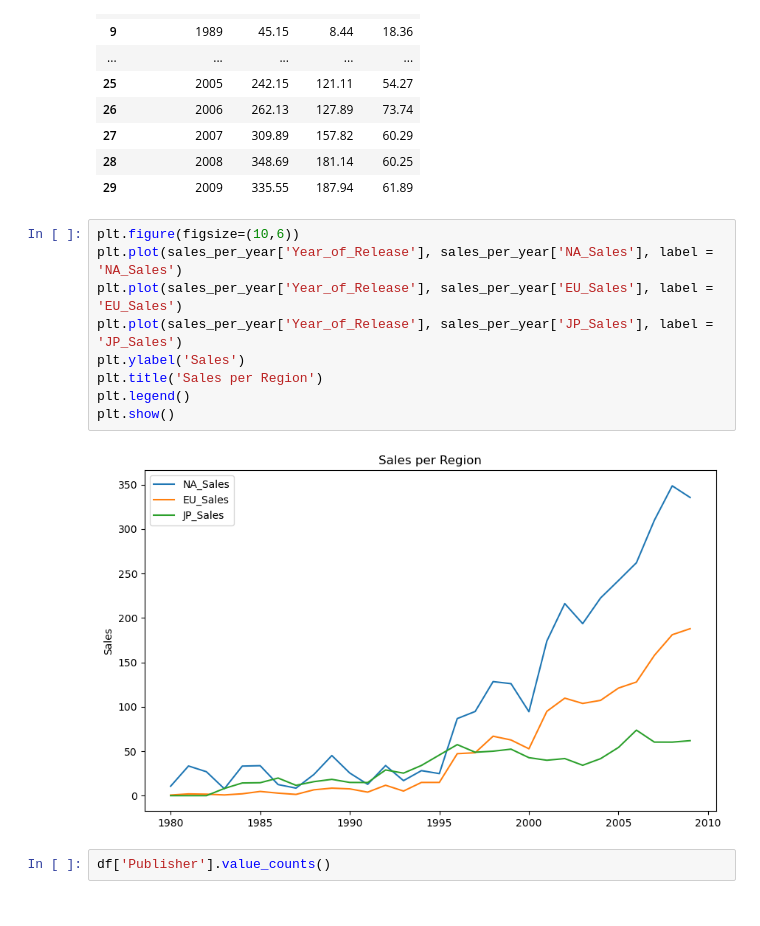
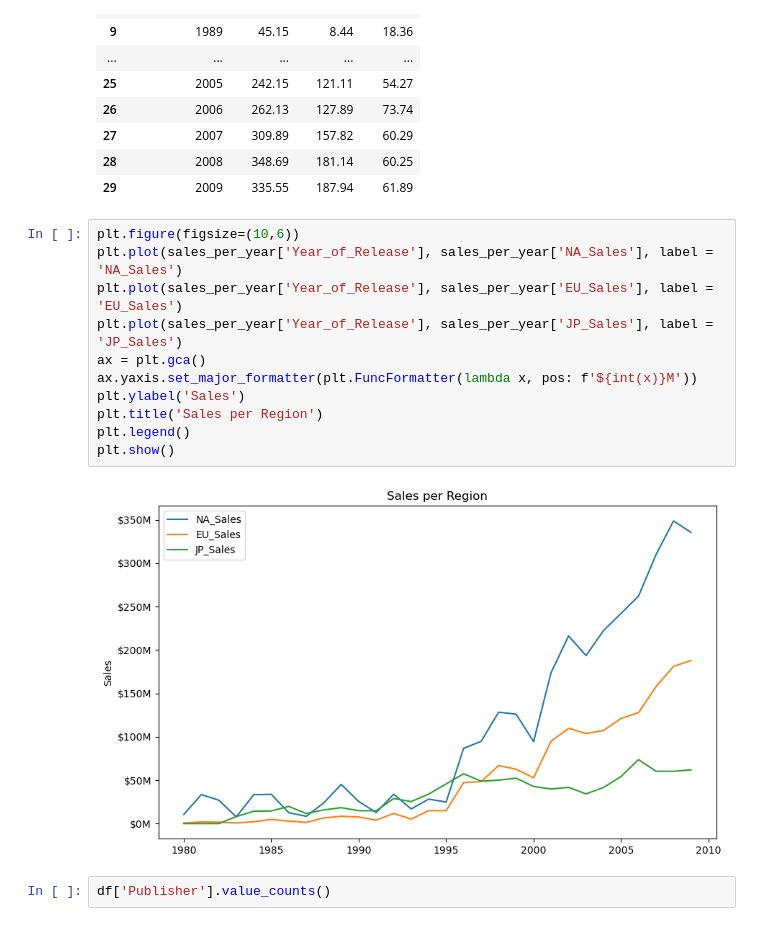
Before and after one commit to mchurch05/Videogame_Sales_Project, a Jupyter notebook: Analyzing_Videogame_Trends.ipynb, the cells around one changed output. Saved outputs shown, nothing was run; the diff lists cells and outputs as text.

Commit message:
Add Millions formatting to Sales per Region line graph

```diff
--- a/Analyzing_Videogame_Trends.ipynb
+++ b/Analyzing_Videogame_Trends.ipynb
@@ -301,14 +301,16 @@ sales_per_year
 # %%
 plt.figure(figsize=(10,6))
 plt.plot(sales_per_year['Year_of_Release'], sales_per_year['NA_Sales'], label = 'NA_Sales')
 plt.plot(sales_per_year['Year_of_Release'], sales_per_year['EU_Sales'], label = 'EU_Sales')
 plt.plot(sales_per_year['Year_of_Release'], sales_per_year['JP_Sales'], label = 'JP_Sales')
+ax = plt.gca()
+ax.yaxis.set_major_formatter(plt.FuncFormatter(lambda x, pos: f'${int(x)}M'))
 plt.ylabel('Sales')
 plt.title('Sales per Region')
 plt.legend()
 plt.show()
 # %% [output]
-[figure, old version]
+[figure, new version]
 # %%
 df['Publisher'].value_counts()
 # %% [output]
```
